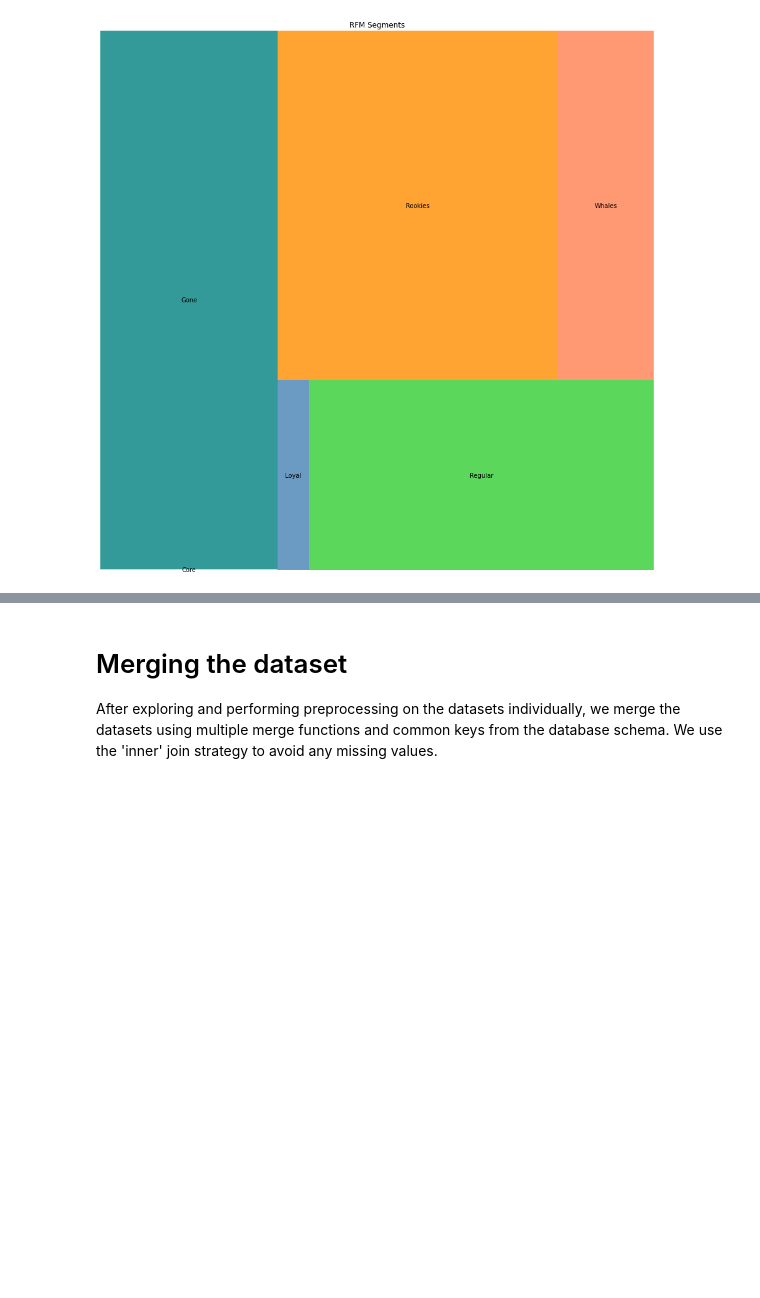
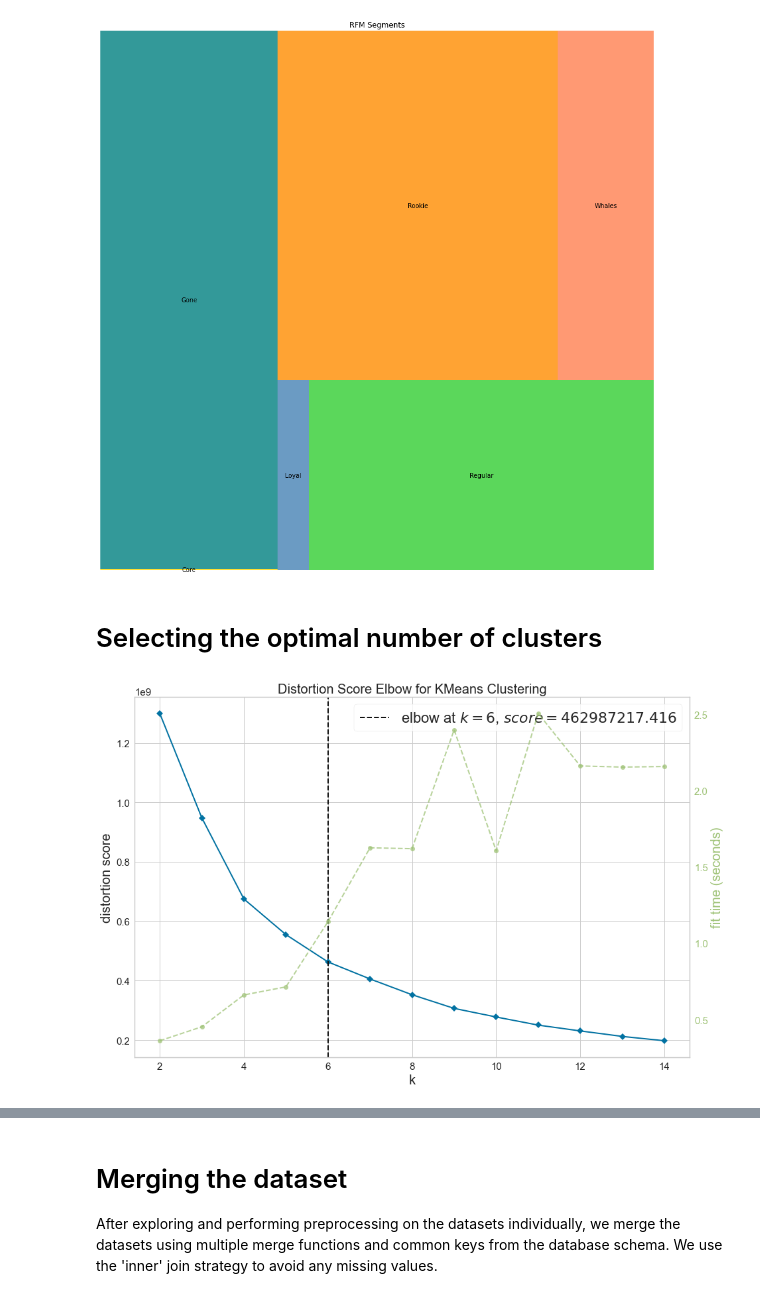
Before and after one commit to mbartcus/OC-projects, a Jupyter notebook: oc_5/BARTCUS_Marius_1_notebook_exploration_062022aaaa.ipynb, the cells around one changed output, grey strips where cells are left out. Cells and saved outputs as stored; diff of their text form; code cells hidden in the pictures; blank space fills up the shorter version.

```diff
--- a/oc_5/BARTCUS_Marius_1_notebook_exploration_062022aaaa.ipynb
+++ b/oc_5/BARTCUS_Marius_1_notebook_exploration_062022aaaa.ipynb
@@ -696,3 +696,24 @@ plt.show()
 Text(0.5, 1.0, 'RFM Segments')
 (0.0, 100.0, 0.0, 100.0)
 [figure]
+# %% [markdown]
+# Selecting the optimal number of clusters
+# %%
+rfm_data_clustering = rfm_data[['recency', 'frequency','monetary']]
+# %%
+# Instantiate the clustering model and visualizer
+plt.rcParams["figure.figsize"] = (15,10)
+plt.rcParams['lines.linewidth'] = 2
+plt.rc('xtick', labelsize=15)
+plt.rc('ytick', labelsize=15)
+plt.rcParams['axes.labelsize'] = 20
+plt.rcParams['axes.titlesize'] = 20
+
+model = KMeans()
+visualizer = KElbowVisualizer(model, k=(2,15))
+
+vis = visualizer.fit(rfm_data_clustering);    # Fit the data to the visualizer
+
+visualizer.poof();    # Draw/show/poof the data
+# %% [output]
+[figure, added]
```
Also changed, not shown: parts of 16 cells of this notebook, 3 other files.
